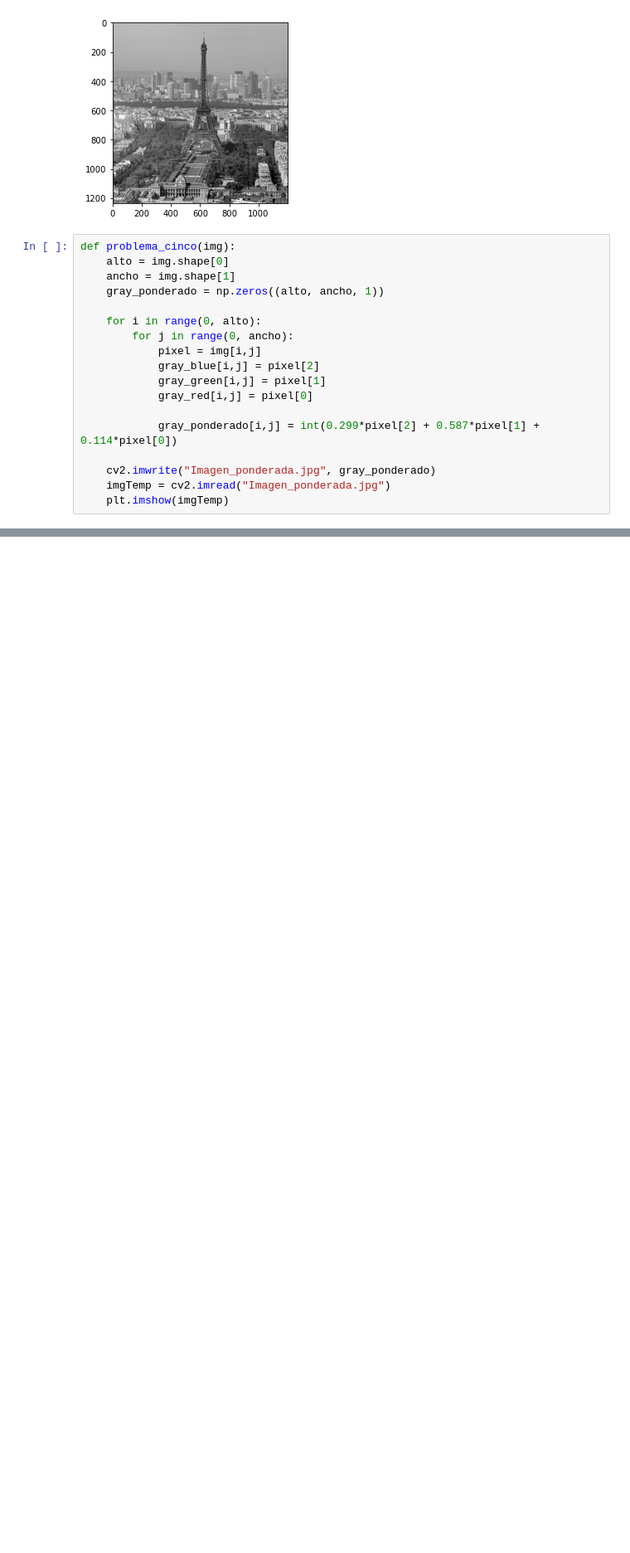
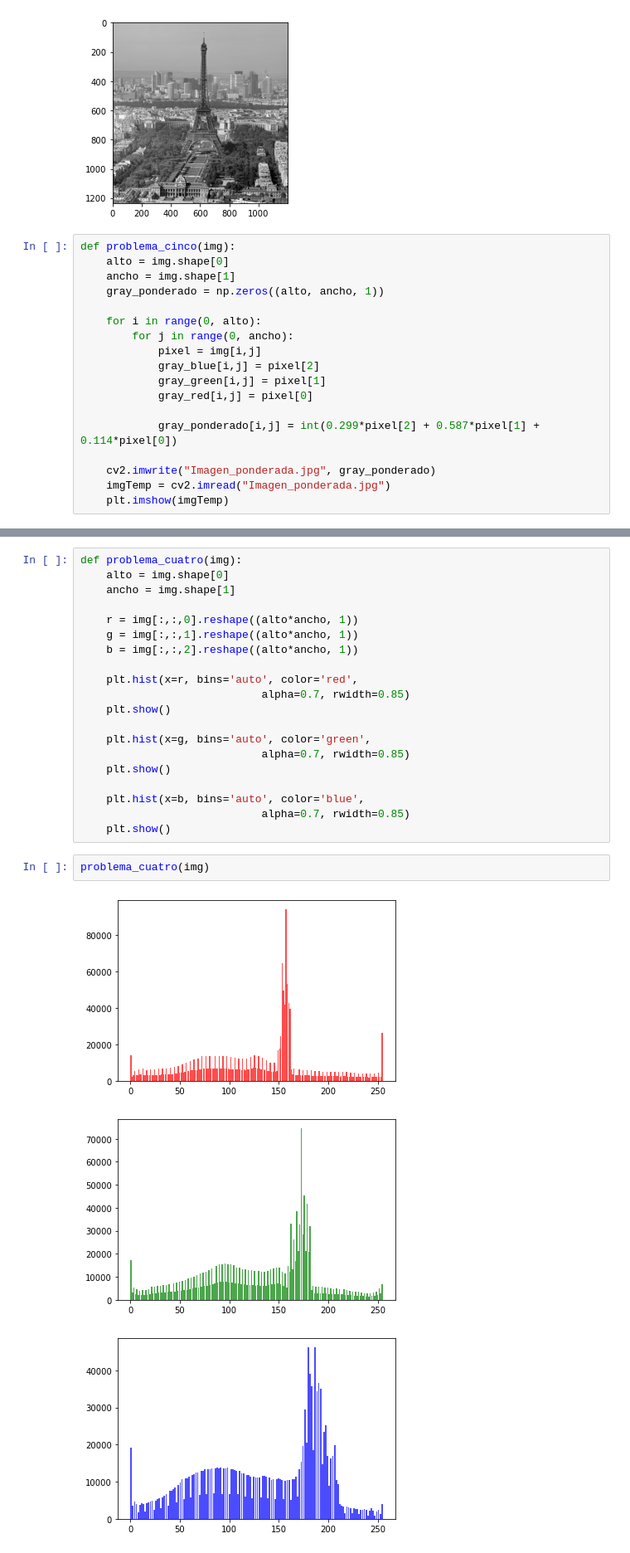
Before and after one commit to alvoza/tmir, a Jupyter notebook: laboratorio 01/laboratorio_01.ipynb, the cells around one changed output, grey strips where cells are left out. Shown at 83% size. Saved outputs shown, nothing was run; the diff lists cells and outputs as text; blank space fills up the shorter version.

```diff
--- a/laboratorio 01/laboratorio_01.ipynb
+++ b/laboratorio 01/laboratorio_01.ipynb
@@ -269,0 +272,26 @@ def problema_cinco(img):
+# %%
+def problema_cuatro(img):
+    alto = img.shape[0]
+    ancho = img.shape[1]
+
+    r = img[:,:,0].reshape((alto*ancho, 1))
+    g = img[:,:,1].reshape((alto*ancho, 1))
+    b = img[:,:,2].reshape((alto*ancho, 1))
+
+    plt.hist(x=r, bins='auto', color='red',
+                            alpha=0.7, rwidth=0.85)
+    plt.show()
+
+    plt.hist(x=g, bins='auto', color='green',
+                            alpha=0.7, rwidth=0.85)
+    plt.show()
+
+    plt.hist(x=b, bins='auto', color='blue',
+                            alpha=0.7, rwidth=0.85)
+    plt.show()
+# %%
+problema_cuatro(img)
+# %% [output]
+[figure, added]
+[figure, added]
+[figure, added]
```
Also changed, not shown: parts of 1 cell of this notebook.
